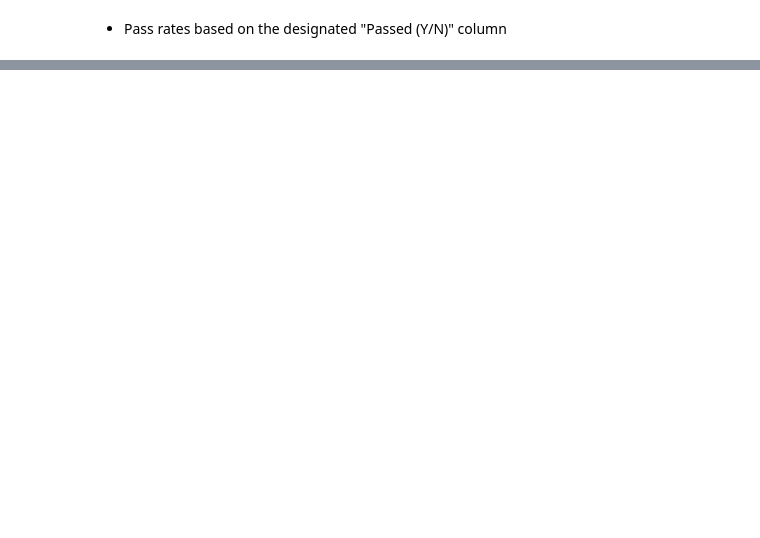
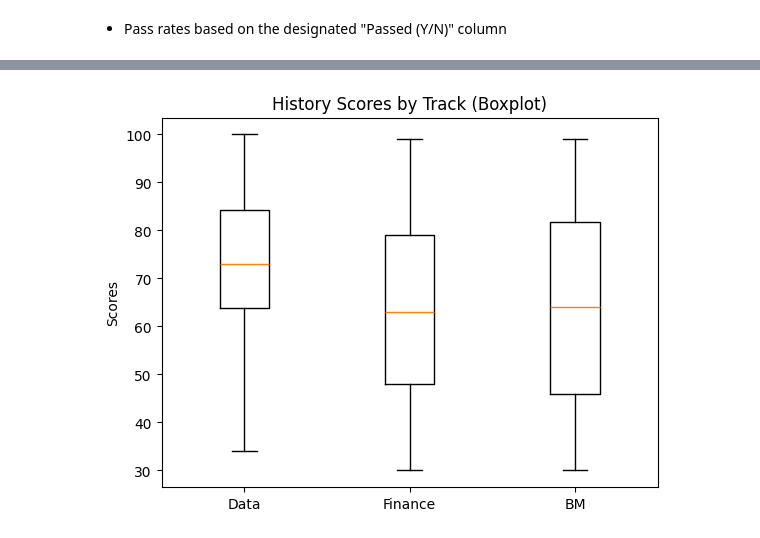
Before and after one commit to jemerson24/data_analysis_report, a Jupyter notebook: notebook/data_analysis_report.ipynb, the cells around one changed output, grey strips where cells are left out. Saved outputs shown, nothing was run; the diff lists cells and outputs as text; code cells hidden in the pictures; blank space fills up the shorter version.

```diff
--- a/notebook/data_analysis_report.ipynb
+++ b/notebook/data_analysis_report.ipynb
@@ -105,0 +301,13 @@ plt.show()
+# %%
+plt.figure()
+
+plt.boxplot(
+    [data_df["history"], fin_df["history"], bm_df["history"]],
+    labels=["Data", "Finance", "BM"]
+)
+
+plt.title("History Scores by Track (Boxplot)")
+plt.ylabel("Scores")
+plt.show()
+# %% [output]
+[figure, added]
```
Also changed, not shown: parts of 50 cells of this notebook, 7 other files.
